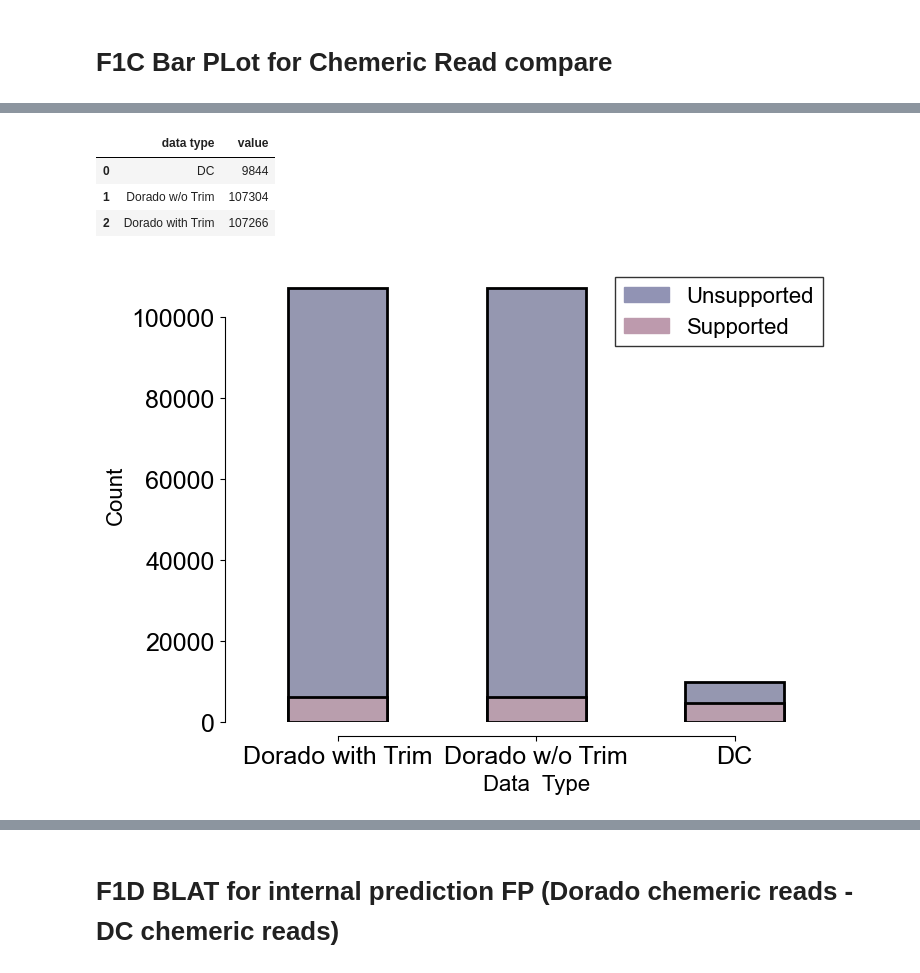
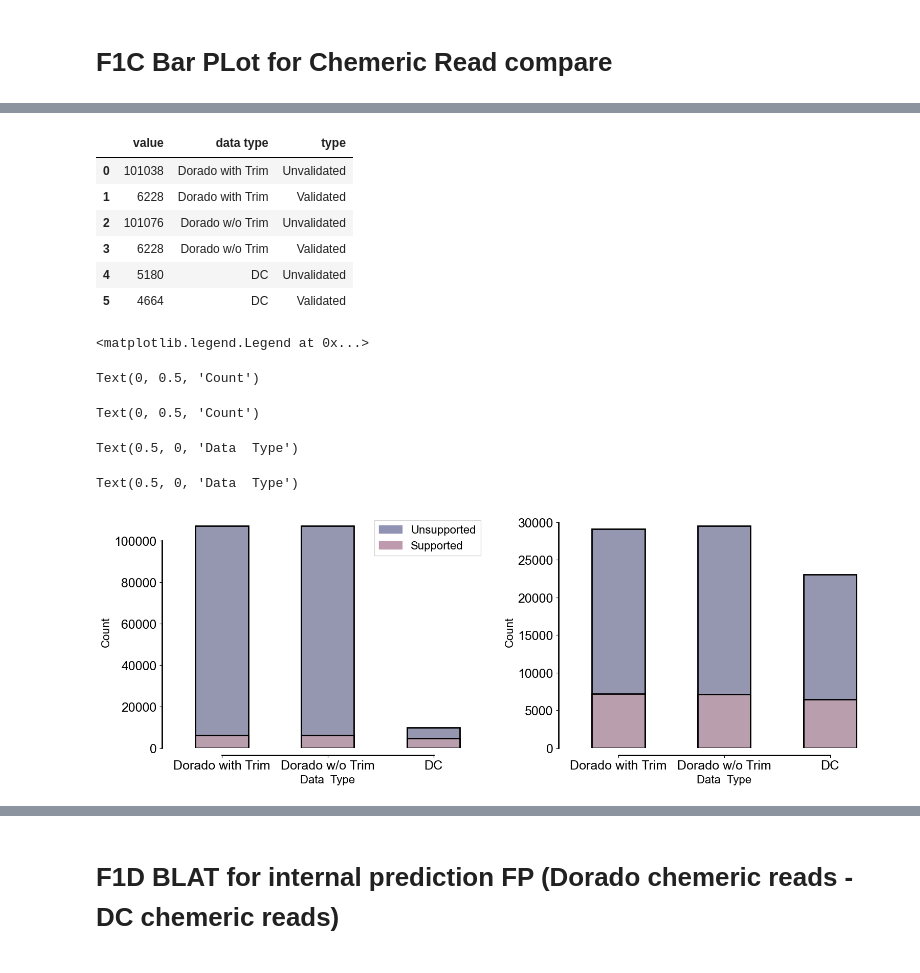
Before and after one commit to cauliyang/deepchopper-paper, a Jupyter notebook: figures/figures.ipynb, the cells around one changed output, grey strips where cells are left out. Drawn from its saved outputs; the diff is of its cells as text; code cells hidden in the pictures.

```diff
--- a/figures/figures.ipynb
+++ b/figures/figures.ipynb
@@ -25,6 +62,7 @@ rcParams.update(
         "font.size": 24,  # Set a default font size
         "legend.fontsize": 16,
         "legend.handlelength": 2,
+        "axes.linewidth": 2,
     }
 )
 plt.rcParams["xtick.labelsize"] = 18
@@ -134,2 +207,3 @@ data_df = pd.DataFrame(data_with_validated)
 # %%
-data_df
+data_df = prepare_data(vcap002_data)
+vcap004_data_df = prepare_data(vcap004_data)
@@ -144,7 +209,0 @@ data_df
-# %%
-data_df.groupby("data type")["value"].sum().reset_index()
-# %% [output]
-|  | data type | value |
-| 0 | DC | 9844 |
-| 1 | Dorado w/o Trim | 107304 |
-| 2 | Dorado with Trim | 107266 |
@@ -153,38 +210,89 @@ data_df.groupby("data type")["value"].sum().reset_index()
+# %%
+data_df
+# %% [output]
+|  | value | data type | type |
+| 0 | 101038 | Dorado with Trim | Unvalidated |
+| 1 | 6228 | Dorado with Trim | Validated |
+| 2 | 101076 | Dorado w/o Trim | Unvalidated |
+| 3 | 6228 | Dorado w/o Trim | Validated |
+| 4 | 5180 | DC | Unvalidated |
+| 5 | 4664 | DC | Validated |
 # %%
-plt.figure(figsize=(8, 6))
+fig, axs = plt.subplots(1, 2, figsize=(16, 6), sharey=False)
+axs  = axs.flatten()
+
+bar_width = 0.5
+
 
 bar1 = sns.barplot(
     data=data_df.groupby("data type")["value"].sum().reset_index(),
     x="data type",
     y="value",
     order=type_names,
     color=e2,
     edgecolor="k",
     linewidth=2,
-    width=0.5,
+    width=bar_width,
+    ax=axs[0],
 )
 bar2 = sns.barplot(
     data=data_df.query("type == 'Validated'"),
     x="data type",
     y="value",
     order=type_names,
     estimator=sum,
     color=e3,
     edgecolor="k",
     linewidth=2,
-    width=0.5,
+    width=bar_width,
+    ax=axs[0],
 )
+
+
+bar3 = sns.barplot(
+    data=vcap004_data_df.groupby("data type")["value"].sum().reset_index(),
+    x="data type",
+    y="value",
+    order=type_names,
+    color=e2,
+    edgecolor="k",
+    linewidth=2,
+    width=bar_width,
+    ax=axs[1],
+)
+bar4 = sns.barplot(
+    data=vcap004_data_df.query("type == 'Validated'"),
+    x="data type",
+    y="value",
+    order=type_names,
+    estimator=sum,
+    color=e3,
+    edgecolor="k",
+    linewidth=2,
+    width=bar_width,
+    ax=axs[1],
+)
+
 
 # add legend
 top_bar = mpatches.Patch(color=e2, label="Unsupported")
 bottom_bar = mpatches.Patch(color=e3, label="Supported")
-plt.legend(handles=[top_bar, bottom_bar], edgecolor="k", fancybox=False)
+axs[0].legend(handles=[top_bar, bottom_bar], fancybox=False)
+
 sns.despine(offset=10, trim=True)
 
-plt.ylabel("Count")
-plt.xlabel("Data  Type")
+axs[0].set_ylabel("Count")
+axs[1].set_ylabel("Count")
+
+axs[0].set_xlabel("Data  Type")
+axs[1].set_xlabel("Data  Type")
 
 plt.tight_layout()
 plt.savefig("bar_plot_chemeric_read_cmp.pdf", dpi=300)
 # %% [output]
+<matplotlib.legend.Legend at 0x...>
+Text(0, 0.5, 'Count')
+Text(0, 0.5, 'Count')
+Text(0.5, 0, 'Data  Type')
+Text(0.5, 0, 'Data  Type')
-[figure, old version]
+[figure, new version]
```
Also changed, not shown: parts of 21 cells of this notebook, 1 other file.
